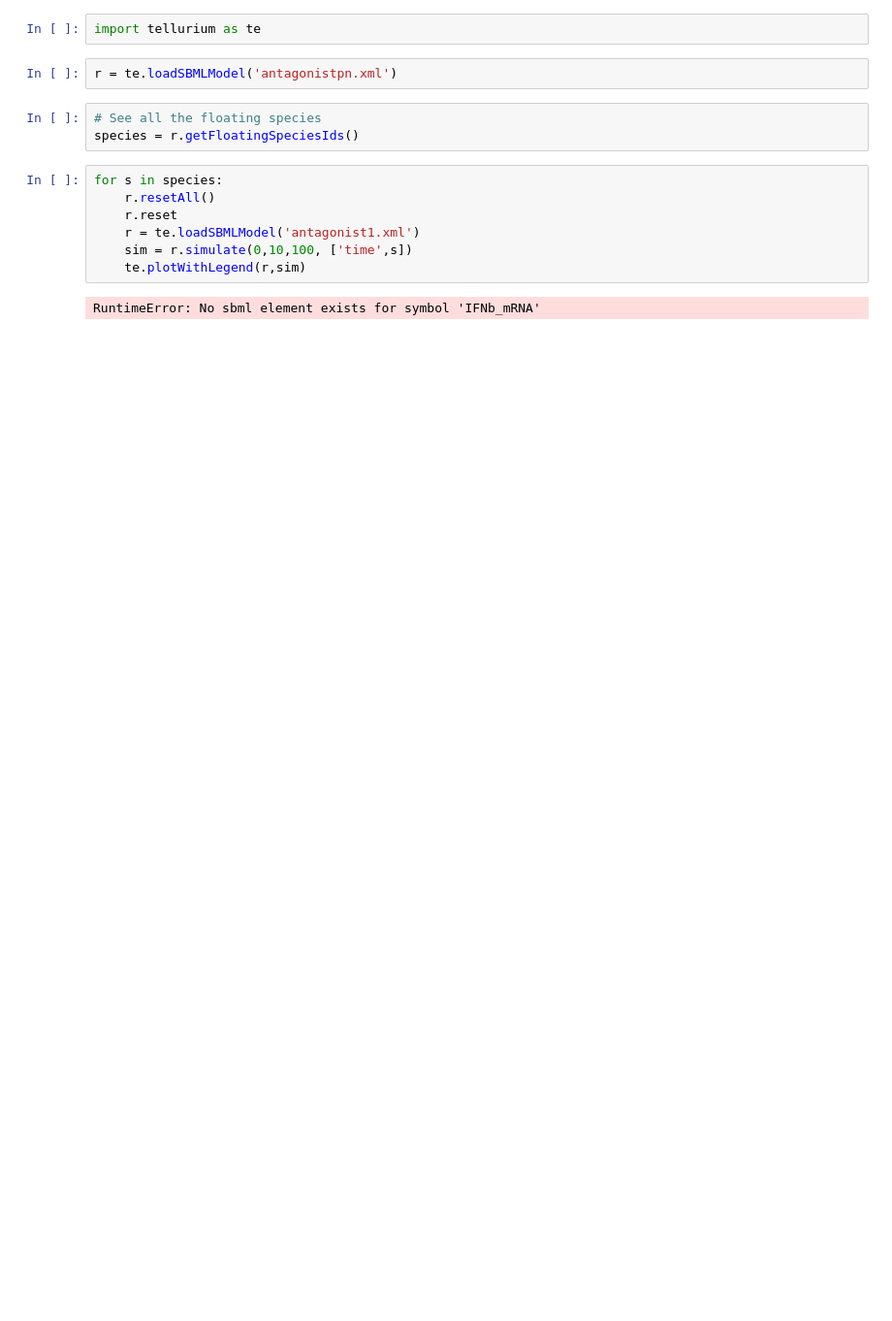
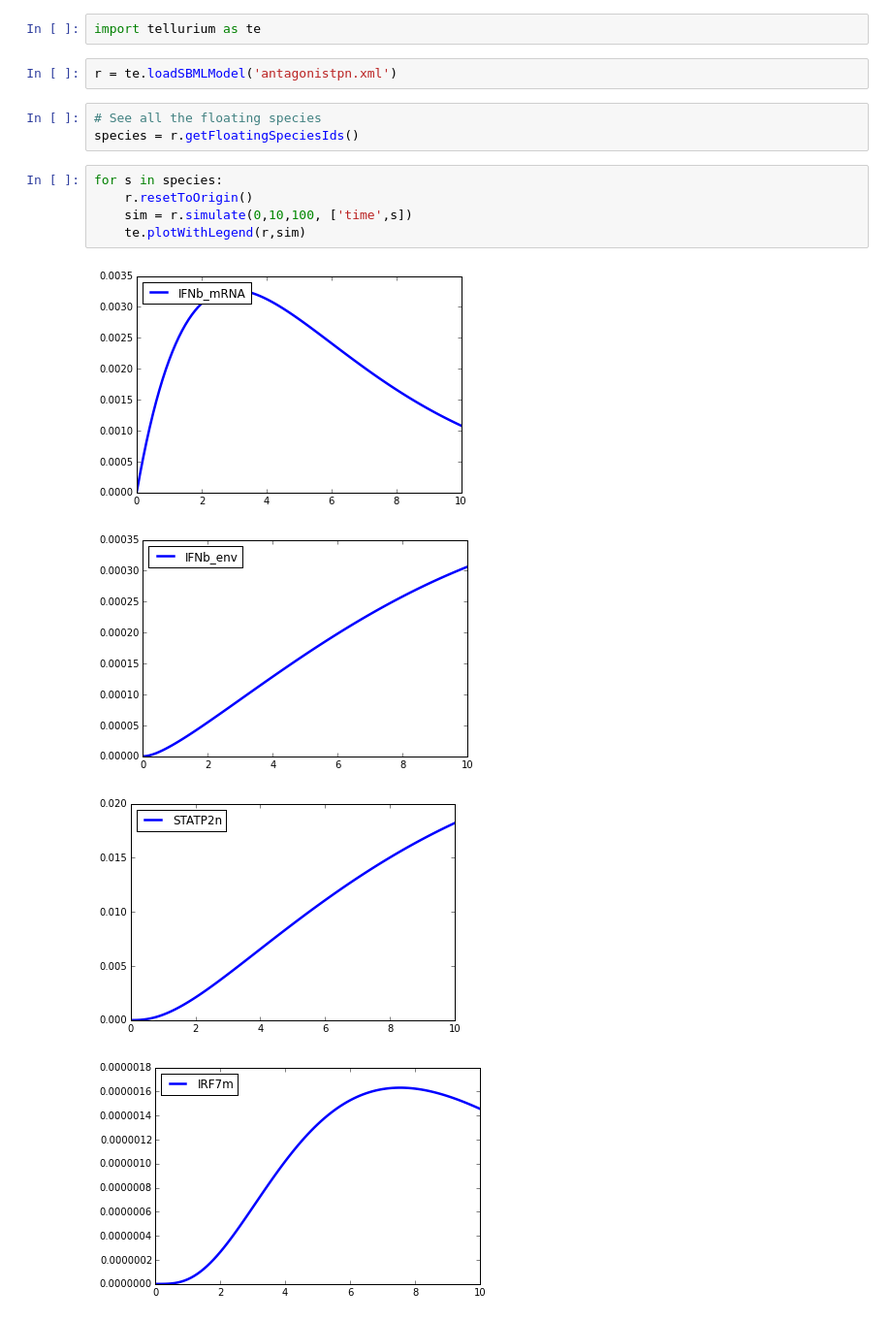
Before and after one commit to ls233/antagonism, a Jupyter notebook: agonist.ipynb, the cells around one changed output. Shown: that part at 97% size. Saved outputs shown, nothing was run; the diff lists cells and outputs as text; blank space fills up the shorter version.

```diff
--- a/agonist.ipynb
+++ b/agonist.ipynb
@@ -7,10 +7,11 @@ r = te.loadSBMLModel('antagonistpn.xml')
 species = r.getFloatingSpeciesIds()
 # %%
 for s in species:
-    r.resetAll()
-    r.reset
-    r = te.loadSBMLModel('antagonist1.xml')
+    r.resetToOrigin()
     sim = r.simulate(0,10,100, ['time',s])
     te.plotWithLegend(r,sim)
 # %% [output]
-RuntimeError: No sbml element exists for symbol 'IFNb_mRNA'
+[figure, added]
+[figure, added]
+[figure, added]
+[figure, added]
```
Also changed, not shown: parts of 1 cell of this notebook.
